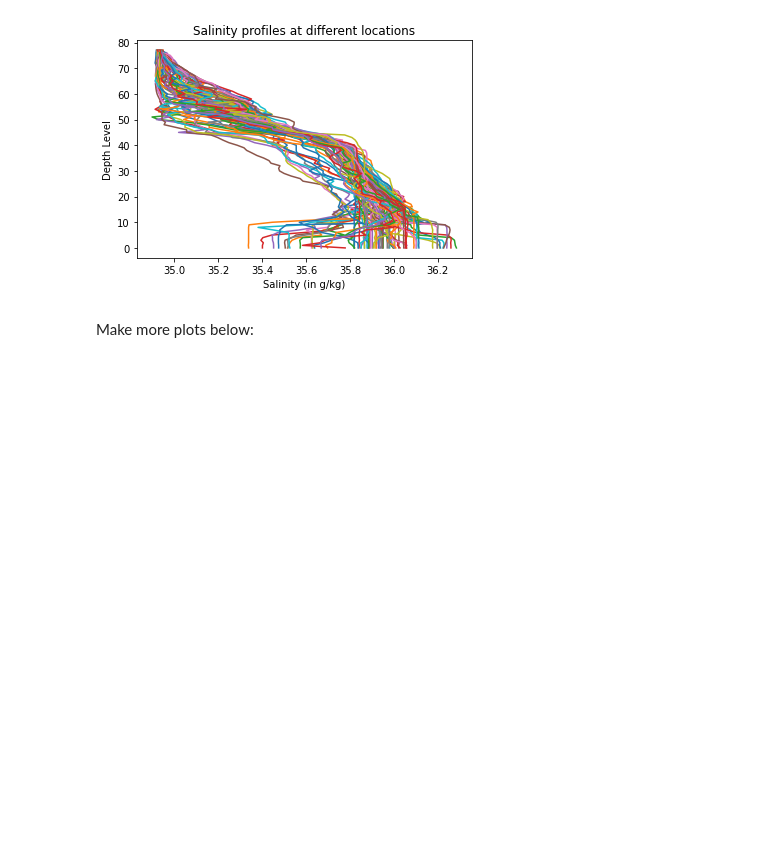
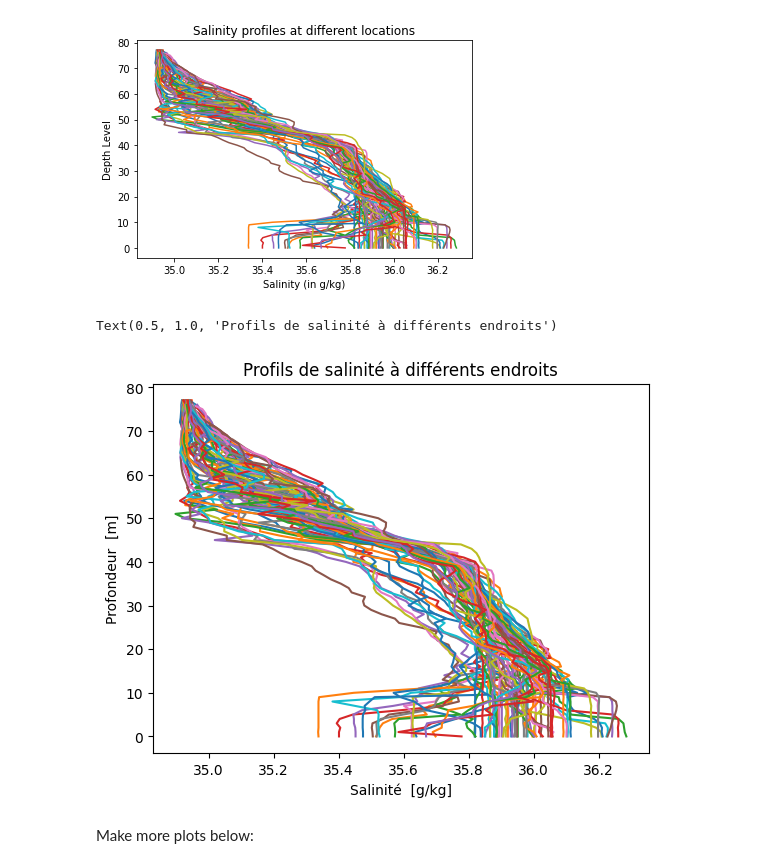
Before and after one commit to koleens/2023_Intro_Python, a Jupyter notebook: W2_S1.ipynb, the cells around one changed output. Cells and saved outputs as stored; diff of their text form; code cells hidden in the pictures; blank space fills up the shorter version.

```diff
--- a/W2_S1.ipynb
+++ b/W2_S1.ipynb
@@ -79,12 +79,10 @@ for item in files:
 # %% [markdown]
 Then, load the files as `numpy` arrays, for instance using list comprehension
 # %%
-date=np.load(files[0])
-levels=np.load(files[1])
-P=np.load(files[2])
-T=np.load(files[3])
-S=np.load(files[4])
-Lon=np.load(files[5])
-Lat=np.load(files[6])
-
-print(T)
+date=np.load(files[3])
+levels=np.load(files[5])
+P=np.load(files[4])
+T=np.load(files[2])
+S=np.load(files[6])
+Lon=np.load(files[0])
+Lat=np.load(files[1])
@@ -239,9 +254,12 @@ Hint 2: Each plot should have a line for each column of data. It will look messy
 # %% [markdown]
 ![Salinity_example.png](embedded-picture-1)
 # %%
-plt.plot(___,___); # The semi-colon prevents printing the line objects
-plt.xlabel(___) # Takes a string as argument
-plt.ylabel(___)
-plt.title(___)
+plt.plot(S,levels); # The semi-colon prevents printing the line objects
+plt.xlabel('Salinité  [g/kg]') # Takes a string as argument
+plt.ylabel('Profondeur  [m]')
+plt.title('Profils de salinité à différents endroits')
+# %% [output]
+Text(0.5, 1.0, 'Profils de salinité à différents endroits')
+[figure, added]
 # %% [markdown]
 Make more plots below:
```
Also changed, not shown: parts of 32 cells of this notebook.
